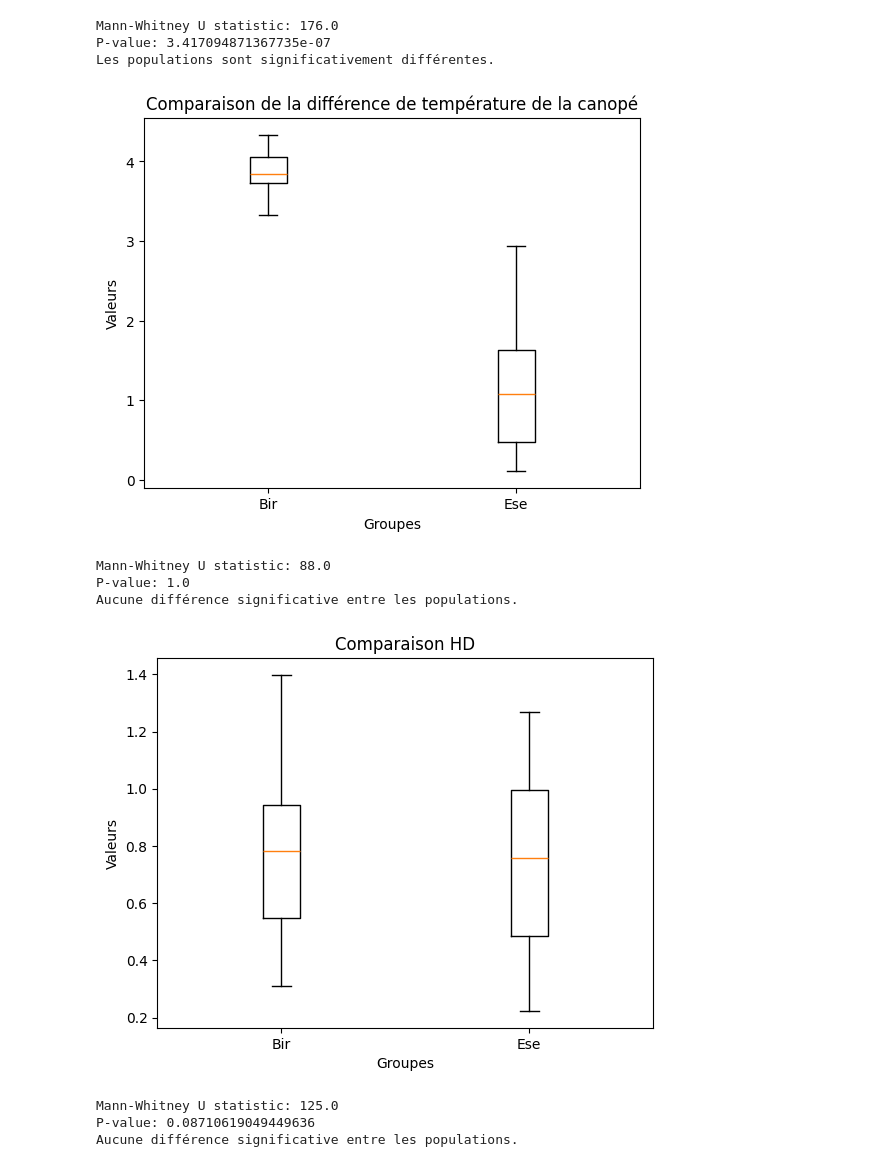
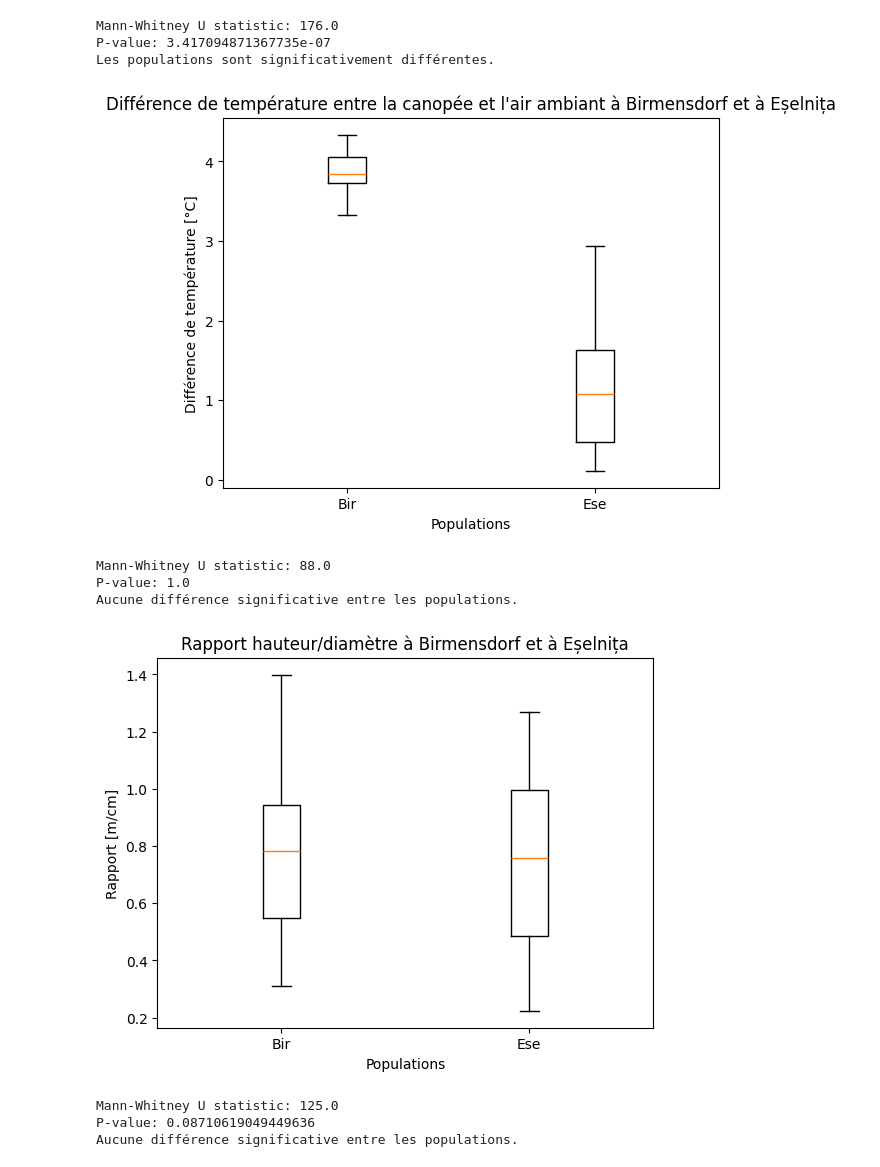
Before and after one commit to eliotperrin/D-marche-scientifique-2024, a Jupyter notebook: Tilia.ipynb, the cells around one changed output. Saved outputs shown, nothing was run; the diff lists cells and outputs as text; code cells hidden in the pictures.

```diff
--- a/Tilia.ipynb
+++ b/Tilia.ipynb
@@ -58,15 +58,15 @@ Les populations sont significativement différentes.
 # %%
 plt.boxplot([temp_T, temp_C], labels=['Bir', 'Ese'])
 
 # Ajouter un titre et des labels d'axe
-plt.title('Comparaison de la différence de température de la canopé')
-plt.xlabel('Groupes')
-plt.ylabel('Valeurs')
+plt.title("Différence de température entre la canopée et l'air ambiant à Birmensdorf et à Eșelnița")
+plt.xlabel('Populations')
+plt.ylabel('Différence de température [°C]')
 
 # Afficher le boxplot
 plt.show()
 # %% [output]
-[figure, old version]
+[figure, new version]
 # %%
 # Analyse des données inventées
 
@@ -91,14 +91,14 @@ Aucune différence significative entre les populations.
 plt.boxplot([HD_T, HD_C], labels=['Bir', 'Ese'])
 
 # Ajouter un titre et des labels d'axe
-plt.title('Comparaison HD')
-plt.xlabel('Groupes')
-plt.ylabel('Valeurs')
+plt.title('Rapport hauteur/diamètre à Birmensdorf et à Eșelnița')
+plt.xlabel('Populations')
+plt.ylabel('Rapport [m/cm]')
 
 # Afficher le boxplot
 plt.show()
 # %% [output]
-[figure, old version]
+[figure, new version]
 # %%
 # Analyse des données inventées
 
```
Also changed, not shown: parts of 3 cells of this notebook.
